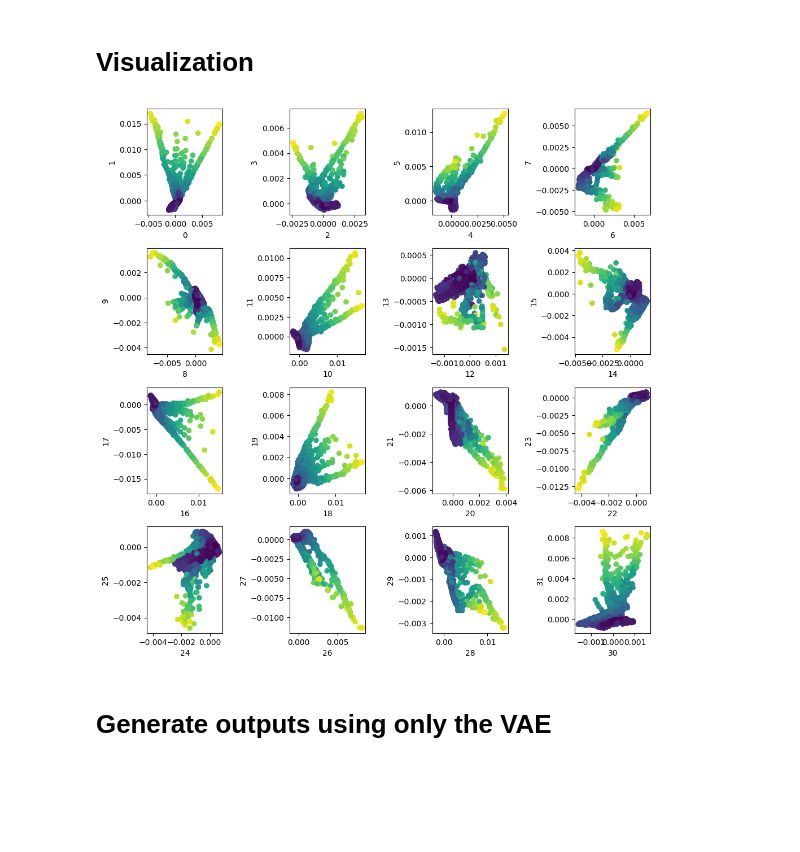
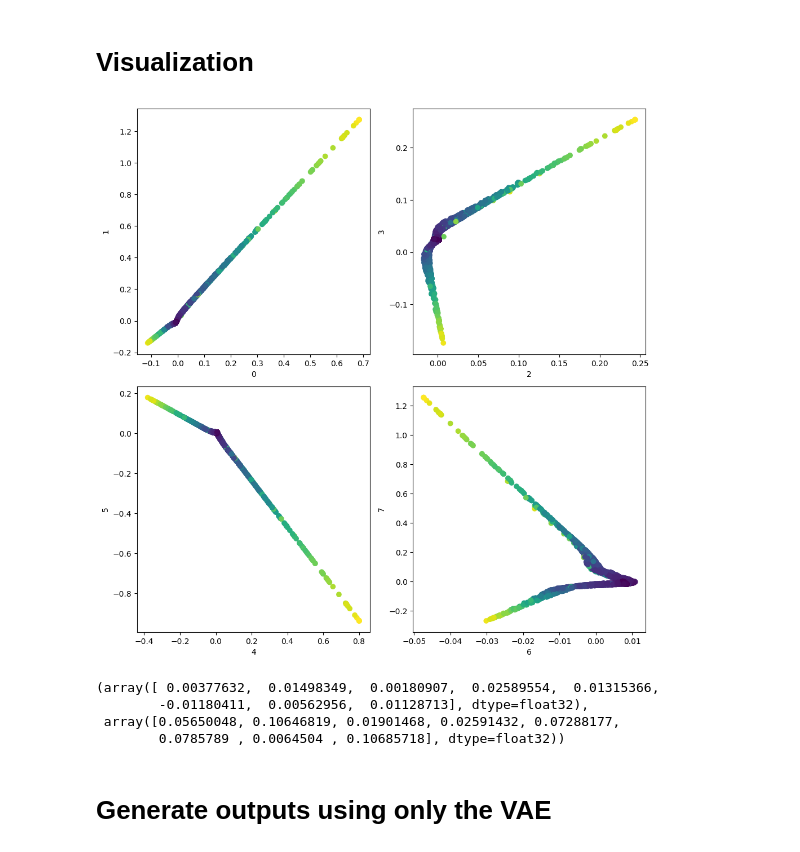
Before and after one commit to vdorseuil/ConditionalGraphGeneration, a Jupyter notebook: code/VAE7.ipynb, the cells around one changed output. Cells and saved outputs as stored; diff of their text form; code cells hidden in the pictures; blank space fills up the shorter version.

```diff
--- a/code/VAE7.ipynb
+++ b/code/VAE7.ipynb
@@ -107,8 +330,8 @@ class VAE7(nn.Module):
 # %%
 input_dim = 11
-hidden_dim_enc = 128
+hidden_dim_enc = 256
 hidden_dim_dec = 256
-latent_dim = 32
+latent_dim = 8
 n_layers_enc = 3
 n_layers_dec = 3
 n_max_nodes = 50
@@ -123,11 +346,12 @@ train_loader = DataLoader(train_dataset, batch_size=batch_size, shuffle=True)
 valid_loader = DataLoader(valid_dataset, batch_size=batch_size, shuffle=False)
 test_loader = DataLoader(test_dataset, batch_size=batch_size, shuffle=False)
 # %%
-lr = 0.001
+lr = 1e-3
 optimizer = torch.optim.Adam(model.parameters(), lr=lr)
-scheduler = torch.optim.lr_scheduler.StepLR(optimizer, step_size=500, gamma=0.1)
 
-max_epochs = 200
+max_epochs = 1000
+annealing_epochs = 200
+zero_beta_epochs = 0
 # %%
 for epoch in range(max_epochs):
 
@@ -135,11 +359,14 @@ for epoch in range(max_epochs):
     train_loss = 0
     train_recon_loss = 0
     train_kl_loss = 0
+    beta = .5 # min(1, (epoch - zero_beta_epochs) / annealing_epochs) * .005
+
     for data in train_loader:
         data = data.to(device)
         optimizer.zero_grad()
-        loss, recon_loss, kl_loss = model.loss_function(data)
+        loss, recon_loss, kl_loss = model.loss_function(data, beta = beta)
         loss.backward()
+        torch.nn.utils.clip_grad_norm_(model.decoder.parameters(), max_norm=1.0)
         optimizer.step()
         train_loss += loss.item()
         train_recon_loss += recon_loss.item()
@@ -164,5 +391,5 @@ for epoch in range(max_epochs):
     valid_recon_loss /= len(valid_loader)
     valid_kl_loss /= len(valid_loader)
 
-    print(f'Epoch {epoch+1}/{max_epochs}, Train Loss: {train_loss:.4f}, Train Recon Loss: {train_recon_loss:.4f}, Train KL Loss: {train_kl_loss:.4f}, Valid Loss: {valid_loss:.4f}, Valid Recon Loss: {valid_recon_loss:.4f}, Valid KL Loss: {valid_kl_loss:.4f}')
+    print(f'Epoch {epoch+1}/{max_epochs}, Beta: {beta:.4f} Train Loss: {train_loss:.4f}, Train Recon Loss: {train_recon_loss:.4f}, Train KL Loss: {train_kl_loss:.4f}, Valid Loss: {valid_loss:.4f}, Valid Recon Loss: {valid_recon_loss:.4f}, Valid KL Loss: {valid_kl_loss:.4f}')
 # %% [output]
@@ -192,20 +420,29 @@ z_graphs = []
 stat_text = []
 for data in train_loader:
     data = data.to(model.device)
-    z_graph = model.encode(data)
+    z_graph, _, _ = model.encode(data)
     z_graphs.append(z_graph.detach().cpu().numpy())
     stat_text.append(data.stats.detach().cpu().numpy())
 z_graphs = np.concatenate(z_graphs)
 stat_text = np.concatenate(stat_text)
 # %%
-fig, axs = plt.subplots(4, 4, figsize=(10, 10))
-for i in range(16):
-    axs[i//4, i%4].scatter(z_graphs[:, 2*i], z_graphs[:, 2*i+1], c=stat_text[:, 3])
-    axs[i//4, i%4].set_xlabel(f'{2*i}')
-    axs[i//4, i%4].set_ylabel(f'{2*i+1}')
+fig, axs = plt.subplots(2, 2, figsize=(10, 10))
+for i in range(4):
+    axs[i//2, i%2].scatter(z_graphs[:, 2*i], z_graphs[:, 2*i+1], c=stat_text[:, 3])
+    axs[i//2, i%2].set_xlabel(f'{2*i}')
+    axs[i//2, i%2].set_ylabel(f'{2*i+1}')
 fig.tight_layout(pad=1.)
 # %% [output]
-[figure, old version]
+[figure, new version]
+# %%
+z_graphs_mean = z_graphs.mean(axis=0)
+z_graphs_std = z_graphs.std(axis=0)
+z_graphs_mean, z_graphs_std
+# %% [output]
+(array([ 0.00377632,  0.01498349,  0.00180907,  0.02589554,  0.01315366,
+        -0.01180411,  0.00562956,  0.01128713], dtype=float32),
+ array([0.05650048, 0.10646819, 0.01901468, 0.02591432, 0.07288177,
+        0.0785789 , 0.0064504 , 0.10685718], dtype=float32))
 # %% [markdown]
 # Generate outputs using only the VAE
 # %%
```
Also changed, not shown: parts of 14 cells of this notebook.
